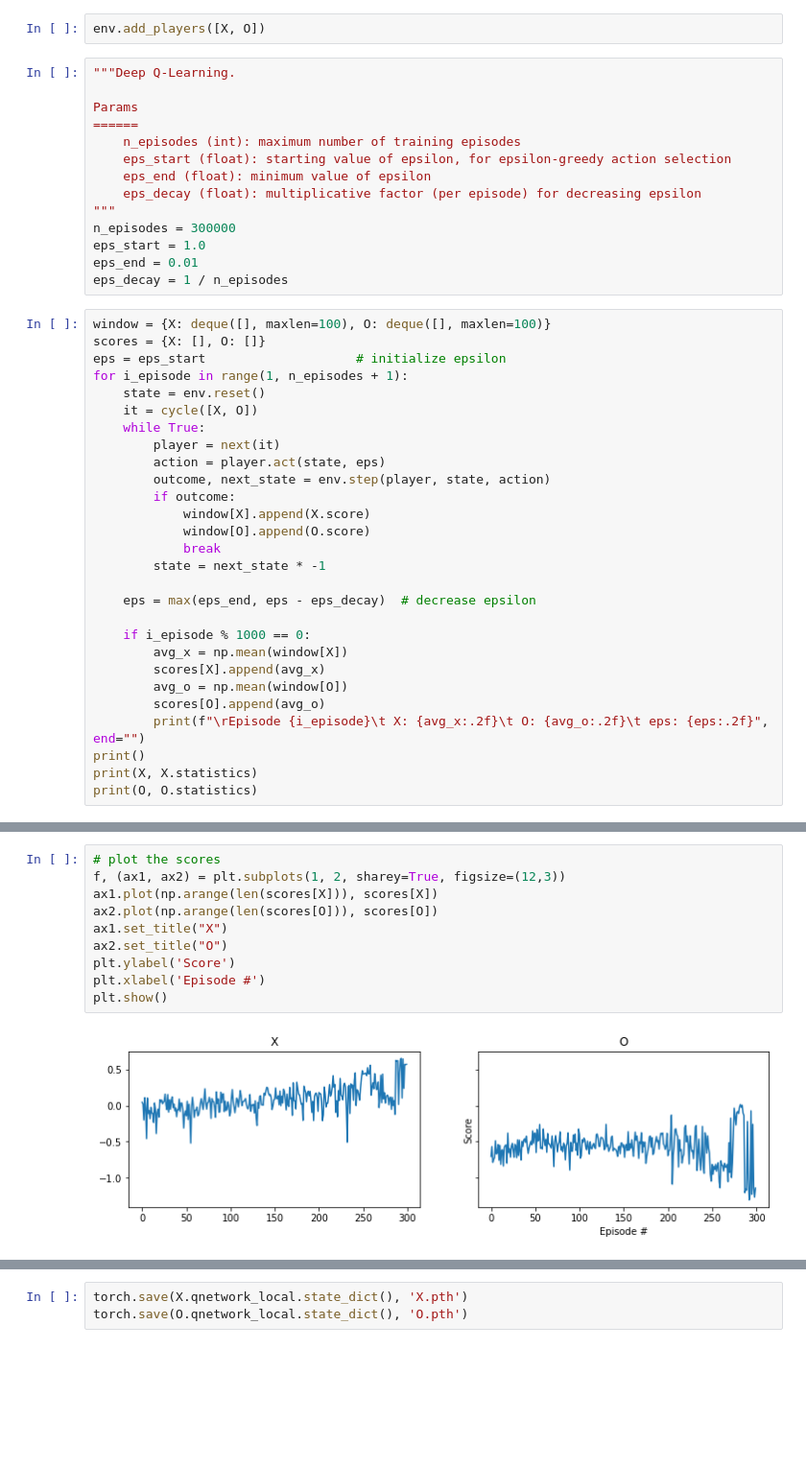
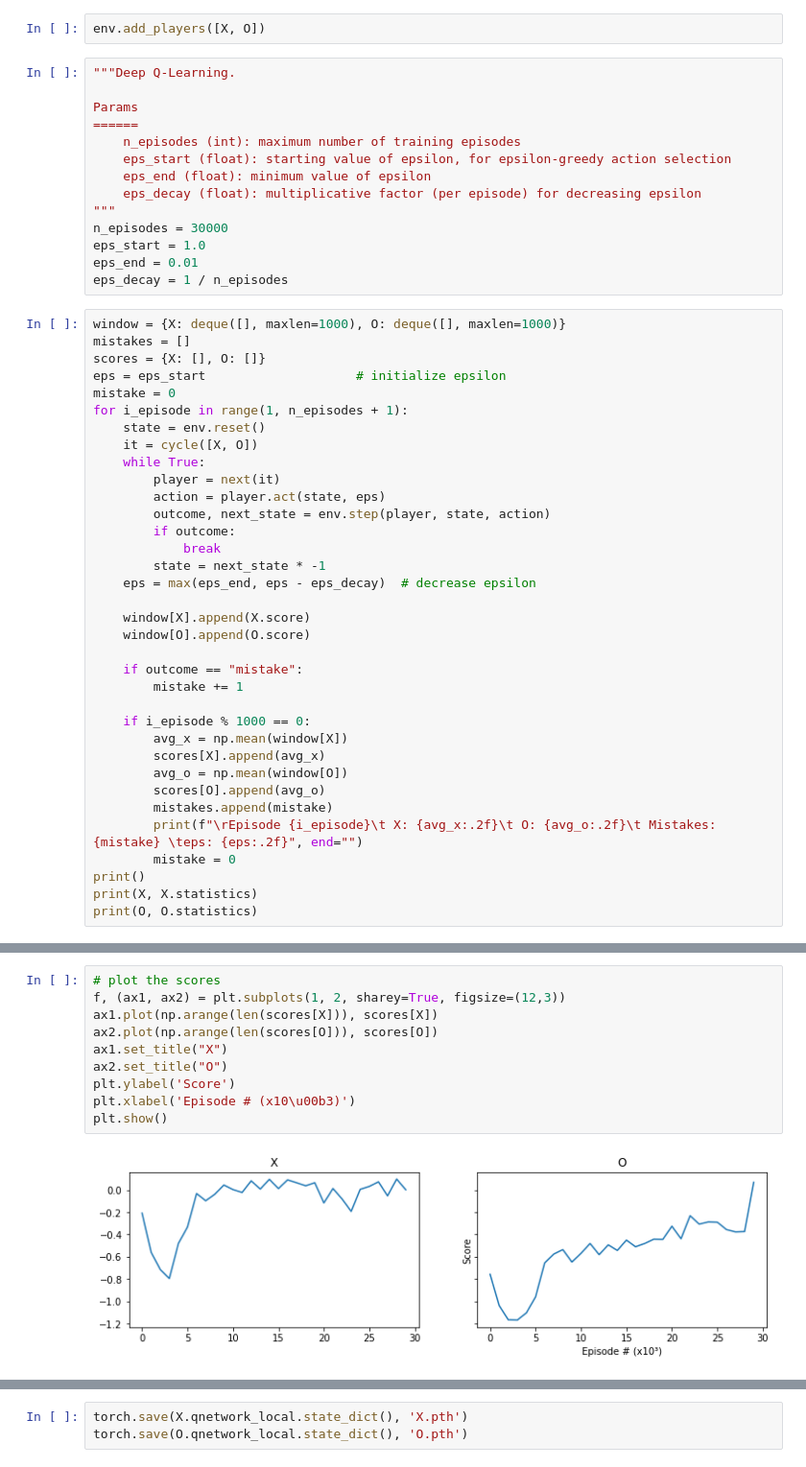
Before and after one commit to rnmourao/drl-tic-tac-toe, a Jupyter notebook: train.ipynb, the cells around one changed output, grey strips where cells are left out. Shown at 96% size. Drawn from its saved outputs; the diff is of its cells as text; blank space fills up the shorter version.

Commit message:
reducing number of episodes; showing mistakes evolution

```diff
--- a/train.ipynb
+++ b/train.ipynb
@@ -29,14 +29,16 @@ Params
     eps_end (float): minimum value of epsilon
     eps_decay (float): multiplicative factor (per episode) for decreasing epsilon
 """
-n_episodes = 300000
+n_episodes = 30000
 eps_start = 1.0
 eps_end = 0.01
 eps_decay = 1 / n_episodes
 # %%
-window = {X: deque([], maxlen=100), O: deque([], maxlen=100)}
+window = {X: deque([], maxlen=1000), O: deque([], maxlen=1000)}
+mistakes = []
 scores = {X: [], O: []}
 eps = eps_start                    # initialize epsilon
+mistake = 0
 for i_episode in range(1, n_episodes + 1):
     state = env.reset()
     it = cycle([X, O])
@@ -45,19 +47,24 @@ for i_episode in range(1, n_episodes + 1):
         action = player.act(state, eps)
         outcome, next_state = env.step(player, state, action)
         if outcome:
-            window[X].append(X.score)
-            window[O].append(O.score)
             break
         state = next_state * -1
+    eps = max(eps_end, eps - eps_decay)  # decrease epsilon
 
-    eps = max(eps_end, eps - eps_decay)  # decrease epsilon
+    window[X].append(X.score)
+    window[O].append(O.score)
+
+    if outcome == "mistake":
+        mistake += 1
 
     if i_episode % 1000 == 0:
         avg_x = np.mean(window[X])
         scores[X].append(avg_x)
         avg_o = np.mean(window[O])
         scores[O].append(avg_o)
-        print(f"\rEpisode {i_episode}\t X: {avg_x:.2f}\t O: {avg_o:.2f}\t eps: {eps:.2f}", end="")
+        mistakes.append(mistake)
+        print(f"\rEpisode {i_episode}\t X: {avg_x:.2f}\t O: {avg_o:.2f}\t Mistakes: {mistake} \teps: {eps:.2f}", end="")
+        mistake = 0
 print()
 print(X, X.statistics)
 print(O, O.statistics)
@@ -68,12 +75,12 @@ O {'win': 65062, 'withdraw': 68071, 'mistake': 1467}
 # %%
 # plot the scores
 f, (ax1, ax2) = plt.subplots(1, 2, sharey=True, figsize=(12,3))
 ax1.plot(np.arange(len(scores[X])), scores[X])
 ax2.plot(np.arange(len(scores[O])), scores[O])
 ax1.set_title("X")
 ax2.set_title("O")
 plt.ylabel('Score')
-plt.xlabel('Episode #')
+plt.xlabel('Episode # (x10\u00b3)')
 plt.show()
 # %% [output]
-[figure, old version]
+[figure, new version]
```
Also changed, not shown: parts of 2 cells of this notebook, 4 other files.
